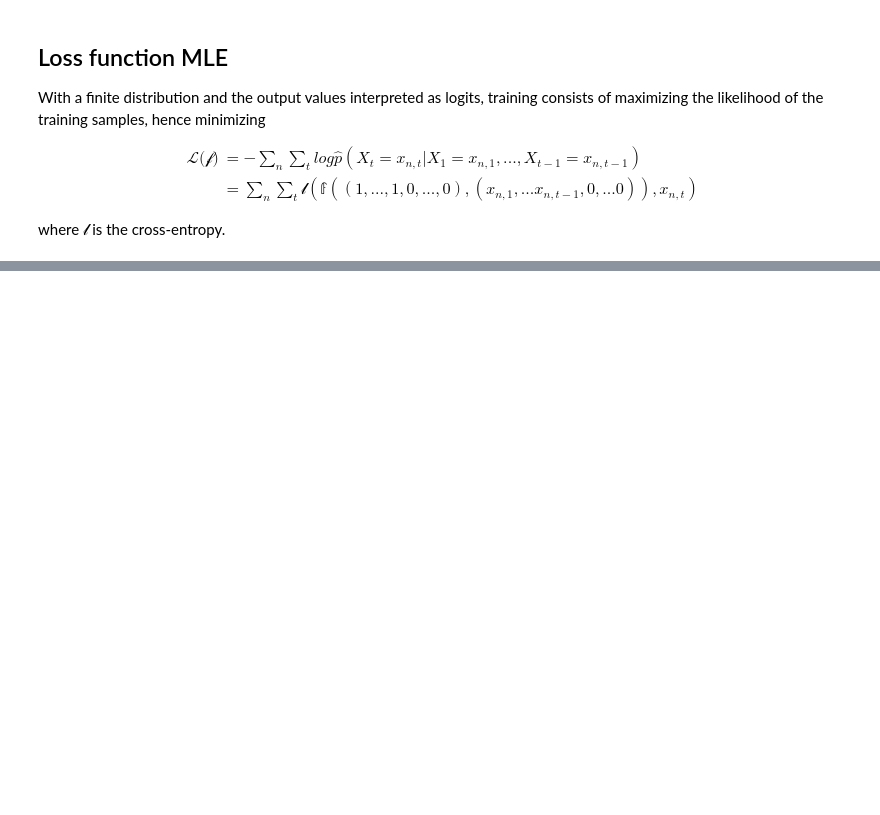
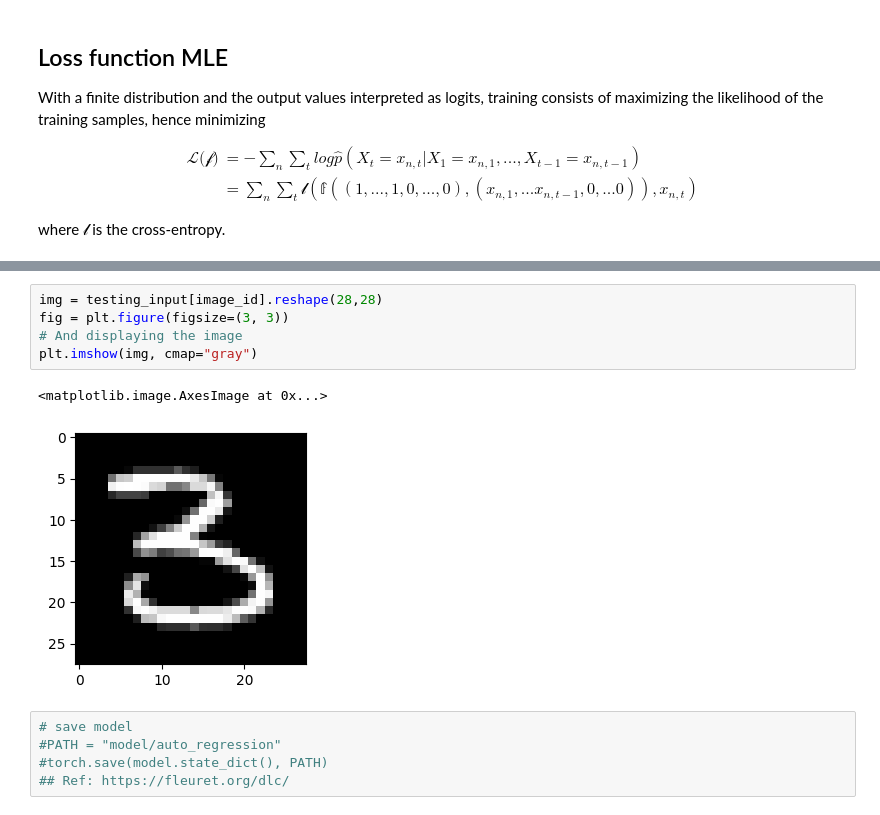
Before and after one commit to lzhang2/deep_generate_ai, a Jupyter notebook: auto_regression/auto_regression_demo.ipynb, the cells around one changed output, grey strips where cells are left out. Drawn from its saved outputs; the diff is of its cells as text; blank space fills up the shorter version.

```diff
--- a/auto_regression/auto_regression_demo.ipynb
+++ b/auto_regression/auto_regression_demo.ipynb
@@ -160,0 +168,13 @@ plt.show()
+# %%
+img = testing_input[image_id].reshape(28,28)
+fig = plt.figure(figsize=(3, 3))
+# And displaying the image
+plt.imshow(img, cmap="gray")
+# %% [output]
+<matplotlib.image.AxesImage at 0x...>
+[figure, added]
+# %%
+# save model
+#PATH = "model/auto_regression"
+#torch.save(model.state_dict(), PATH)
+## Ref: https://fleuret.org/dlc/
```
Also changed, not shown: parts of 25 cells of this notebook.
